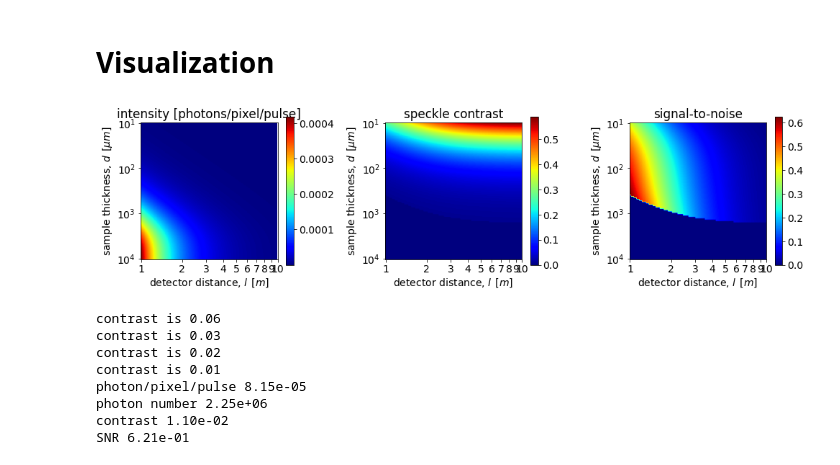
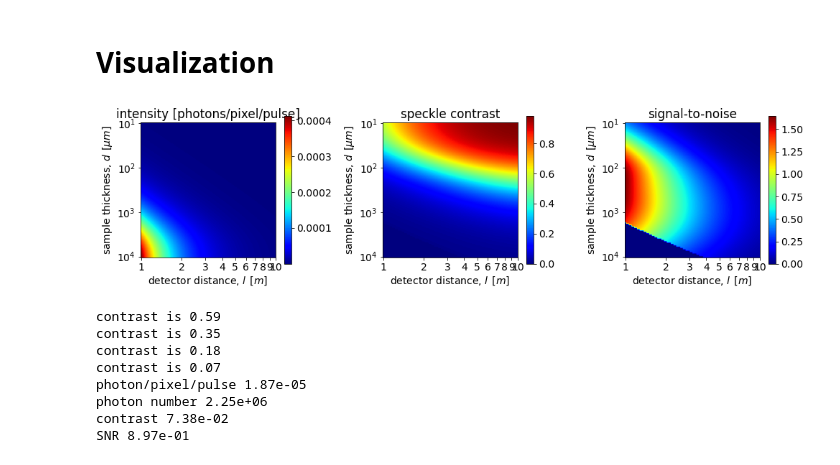
Before and after one commit to haoyuanli93/SpeckleContrastEstimation, a Jupyter notebook: Demo/Get Water Intensity and Contrast Estimation (high Q) (2A).ipynb, the cells around one changed output. Saved outputs shown, nothing was run; the diff lists cells and outputs as text; code cells hidden in the pictures.

```diff
--- a/Demo/Get Water Intensity and Contrast Estimation (high Q) (2A).ipynb
+++ b/Demo/Get Water Intensity and Contrast Estimation (high Q) (2A).ipynb
@@ -33,7 +33,7 @@ expParams['trans_coh_length_in_plane'] = 30.  # (um) Beam coherence length withi
 expParams['pixel_size'] = 50.0  # (um) detector pixel size
 
 # Q value of interests
-expParams['Q'] = 2. # 2 pi / length scale  # The unit is A^-1
+expParams['Q'] = 0.5 # 2 pi / length scale  # The unit is A^-1
 
 # Scattering Geometry: Gamma = 0 means forward scattering, 1 for back scattering.
 # Back scattering is only possible with crystal
@@ -116,7 +116,7 @@ H2O_temp = [ 30, 50, 75,100,125,150,175,200,225,250,300,325,350]
 
 data_holder = []
 for x in range(len(H2O_runs)):
-    data_holder.append(np.loadtxt("C:/Users/haoyuan/Desktop/PosDoc/WaterContrastEstimation/JupyterNotebook_v4/WAXS_data_complete/H2O_{}C_225bar_S{}_S227_sub.dat".format(H2O_temp[x], H2O_runs[x])))
+    data_holder.append(np.loadtxt("C:/Users/haoyuan/Desktop/PosDoc/WaterContrastEstimation/WaterContrastEstimation (2)/WaterContrastEstimation/JupyterNotebook_v4/WAXS_data_complete/H2O_{}C_225bar_S{}_S227_sub.dat".format(H2O_temp[x], H2O_runs[x])))
 # %%
 fig, axes = plt.subplots(nrows=1, ncols=1)
 
@@ -135,7 +135,7 @@ plt.show()
 # %% [markdown]
 # Calculate the Differential Cross Section
 # %%
-my_density = 0.99 # g / ml
+my_density = 0.64 # g / ml
 
 my_molecule = MoleculeZoo.molecule_zoo['H2O']
 atten_length = IntensityEstimation.get_attenuation_length_cm(molecule_structure=my_molecule,
@@ -156,8 +156,8 @@ omega = (p / l)**2
 d_eff = atten_length * (1 - np.exp( - d / atten_length))
 
 # Get the scatterred intensity at the specified Q value
-q_idx = np.argmin(np.abs(data_holder[0][:,0] - expParams['Q']))
-I_out = data_holder[0][q_idx, 1]
+q_idx = np.argmin(np.abs(data_holder[-1][:,0] - expParams['Q']))
+I_out = data_holder[-1][q_idx, 1]
 
 # Get the cross section
 diff_cross = I_out / (omega * d_eff * I_in) #  30 C
@@ -219,7 +219,7 @@ ax[0].set_title('intensity [photons/pixel/pulse]')
 ax[0].set_xticks([100 * np.log10(x + 1) for x in range(10)])
 ax[0].set_xticklabels(["{}".format(x + 1) for x in range(10)])
 ax[0].set_yticks([33 * x for x in range(4)])
-ax[0].set_yticklabels(["$10^{}$".format(x + 1) for x in range(5)])
+ax[0].set_yticklabels(["$10^{}$".format(x + 1) for x in range(4)])
 
 fig.colorbar(im,ax=ax[0])
 
@@ -230,45 +230,45 @@ ax[1].set_xlabel('detector distance, '+r'$l \:\: [m]$')
 ax[1].set_ylabel('sample thickness, '+r'$d \:\: [\mu m]$')
 ax[1].set_title('speckle contrast')
 
 ax[1].set_xticks([100 * np.log10(x + 1) for x in range(10)])
 ax[1].set_xticklabels(["{}".format(x + 1) for x in range(10)])
 ax[1].set_yticks([33 * x for x in range(4)])
-ax[1].set_yticklabels(["$10^{}$".format(x + 1) for x in range(5)])
+ax[1].set_yticklabels(["$10^{}$".format(x + 1) for x in range(4)])
 
 fig.colorbar(im,ax=ax[1])
 
 
 #signal-to-noise ratio
 N_shots = 2. * 120. * 3600.     # number of shots per condition
 #snr_map = inty_map * beta_map_2 * np.sqrt(N_shots) * np.sqrt(pixel_num_holder[np.newaxis, :])/(2*(1+beta_map_2))
 snr_map = inty_map * beta_map_2 * np.sqrt(N_shots) * 1500 /(2*(1+beta_map_2))
 
 im = ax[2].imshow(snr_map,cmap='jet')
 ax[2].set_xlabel('detector distance, '+r'$l \:\: [m]$')
 ax[2].set_ylabel('sample thickness, '+r'$d \:\: [\mu m]$')
 ax[2].set_title('signal-to-noise')
 
 ax[2].set_xticks([100 * np.log10(x + 1) for x in range(10)])
 ax[2].set_xticklabels(["{}".format(x + 1) for x in range(10)])
 ax[2].set_yticks([33 * x for x in range(4)])
-ax[2].set_yticklabels(["$10^{}$".format(x + 1) for x in range(5)])
+ax[2].set_yticklabels(["$10^{}$".format(x + 1) for x in range(4)])
 
 fig.colorbar(im,ax=ax[2])
 
 
 plt.tight_layout()
 plt.show()
 # %% [output]
-[figure, old version]
+[figure, new version]
 # %%
-det_idx = np.argmin(np.abs(distance_list - 1.0))
+det_idx = np.argmin(np.abs(distance_list - 2.0))
 
 # Intensity_holder
 intensity_holder = inty_map[:, det_idx]
 contrast_holder = beta_map[:, det_idx]
 
 # Get three specific thickness
-thickness_list2 = np.array([50, 100, 200, 350]) * 1e-6
+thickness_list2 = np.array([50, 100, 200, 500]) * 1e-6
 SNR_vs_time_cruve = []
 
 measure_time = np.logspace(0, 6, 100) / 3600.
@@ -279,21 +279,21 @@ for x in range(4):
     SNR_at_1e6 = snr_map[thickness_idx, det_idx]
     SNR_vs_time_cruve.append(SNR_at_1e6 / np.sqrt(N_shots) * np.sqrt(measure_time * 3600 * 120))
 
-thickness_idx = np.argmin(np.abs(thickness_list * 1e-6 - 350e-6))
+thickness_idx = np.argmin(np.abs(thickness_list * 1e-6 - 500e-6))
 print("photon/pixel/pulse {:.2e}".format(inty_map[thickness_idx, det_idx]))
 #print("photon number {:.2e}".format(pixel_num_holder[det_idx]))
 print("photon number {:.2e}".format(1500 ** 2))
 print("contrast {:.2e}".format(beta_map[thickness_idx, det_idx]))
 print("SNR {:.2e}".format(snr_map[thickness_idx, det_idx]))
 # %% [output]
-contrast is 0.06
-contrast is 0.03
-contrast is 0.02
-contrast is 0.01
-photon/pixel/pulse 8.15e-05
+contrast is 0.59
+contrast is 0.35
+contrast is 0.18
+contrast is 0.07
+photon/pixel/pulse 1.87e-05
 photon number 2.25e+06
-contrast 1.10e-02
-SNR 6.21e-01
+contrast 7.38e-02
+SNR 8.97e-01
 # %%
 fig, ax = plt.subplots(1,1)
 fig.set_figwidth(7)
```
Also changed, not shown: parts of 5 cells of this notebook, 3 other files.
